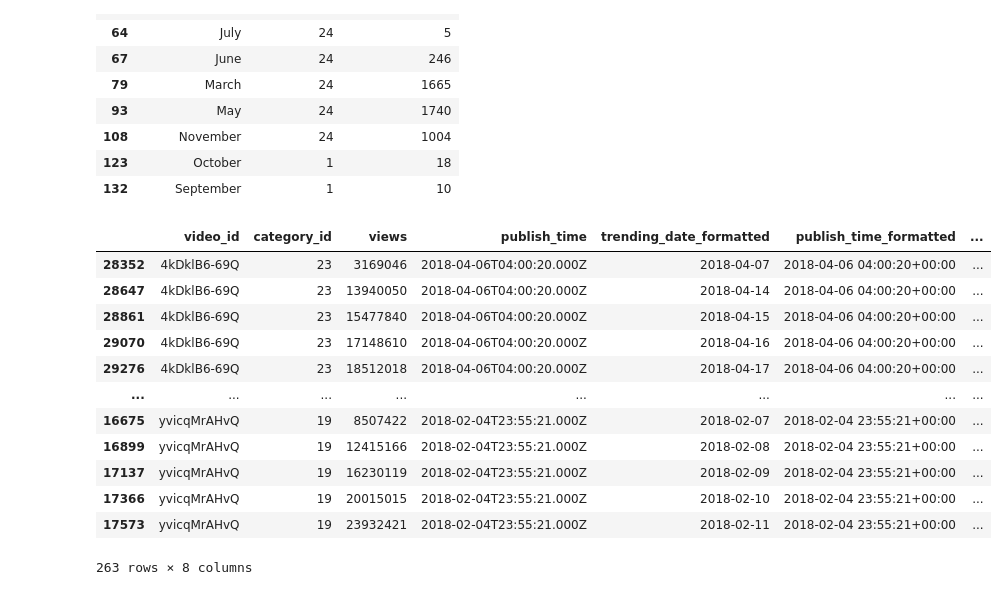
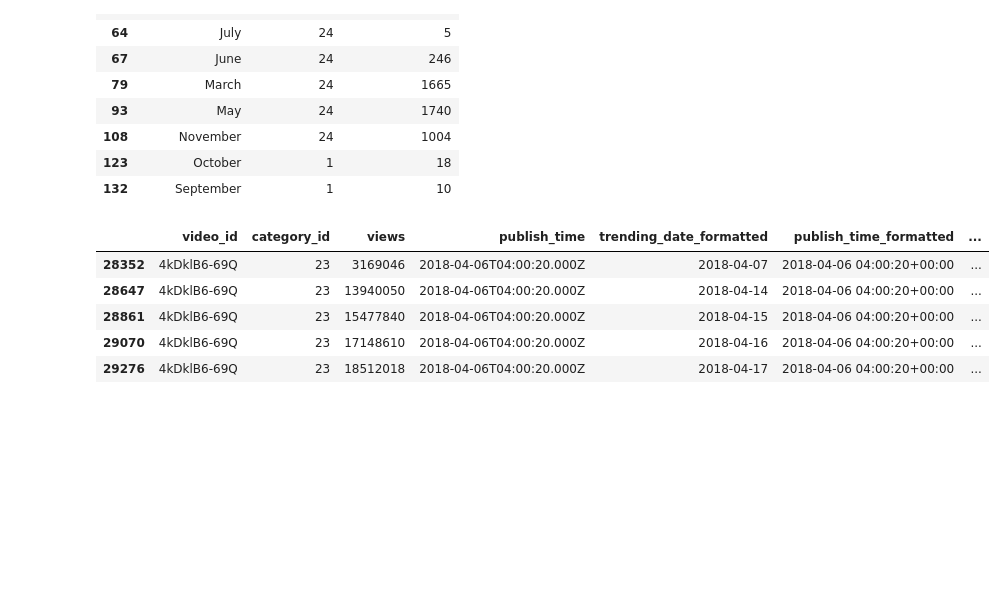
Before and after one commit to kimco2/project_1_misison_youtube, a Jupyter notebook: US_cleaning.ipynb, the cells around one changed output. Cells and saved outputs as stored; diff of their text form; code cells hidden in the pictures; blank space fills up the shorter version.

Commit message:
Added a command head()

```diff
--- a/US_cleaning.ipynb
+++ b/US_cleaning.ipynb
@@ -194,27 +194,20 @@ cleaned_us_data_months_category_max_df
 # %%
 #Top 5 videos for each categories
 top_5_vidoes_foreach_categories_cleaned_us_data_df =  cleaned_us_data_df.sort_values('views',ascending = False).groupby('category_id').head(5)
 unique_top_5_vidoes_foreach_categories_cleaned_us_data_df = top_5_vidoes_foreach_categories_cleaned_us_data_df["video_id"].unique()
 
 top_vidoes_details_categories_cleaned_us_data_df=cleaned_us_data_df.loc[cleaned_us_data_df["video_id"].isin(unique_top_5_vidoes_foreach_categories_cleaned_us_data_df)]
 
 top_vidoes_details_categories_cleaned_us_data_df = top_vidoes_details_categories_cleaned_us_data_df.sort_values(by=['video_id', 'views'])
 top_vidoes_details_categories_cleaned_us_data_df['views_growth'] = np.where(top_vidoes_details_categories_cleaned_us_data_df.video_id == top_vidoes_details_categories_cleaned_us_data_df.video_id.shift(1), top_vidoes_details_categories_cleaned_us_data_df.views.diff(), 0)
 top_vidoes_details_categories_cleaned_us_data_df['trending_date_diffs'] = (pd.to_datetime(top_vidoes_details_categories_cleaned_us_data_df["trending_date_formatted"],unit='ms', utc=True).dt.tz_convert('US/Eastern') - pd.to_datetime(top_vidoes_details_categories_cleaned_us_data_df["publish_time_formatted"],unit='ms', utc=True).dt.tz_convert('US/Eastern')).dt.days
 
 top_vidoes_details_categories_cleaned_us_data_df_v1 = top_vidoes_details_categories_cleaned_us_data_df[['video_id', 'category_id','views','publish_time','trending_date_formatted',"publish_time_formatted","views_growth","trending_date_diffs"]]
-top_vidoes_details_categories_cleaned_us_data_df_v1
+top_vidoes_details_categories_cleaned_us_data_df_v1.head()
 # %% [output]
 |  | video_id | category_id | views | publish_time | trending_date_formatted | publish_time_formatted | ... |
 | 28352 | 4kDklB6-69Q | 23 | 3169046 | 2018-04-06T04:00:20.000Z | 2018-04-07 | 2018-04-06 04:00:20+00:00 | ... |
 | 28647 | 4kDklB6-69Q | 23 | 13940050 | 2018-04-06T04:00:20.000Z | 2018-04-14 | 2018-04-06 04:00:20+00:00 | ... |
 | 28861 | 4kDklB6-69Q | 23 | 15477840 | 2018-04-06T04:00:20.000Z | 2018-04-15 | 2018-04-06 04:00:20+00:00 | ... |
 | 29070 | 4kDklB6-69Q | 23 | 17148610 | 2018-04-06T04:00:20.000Z | 2018-04-16 | 2018-04-06 04:00:20+00:00 | ... |
 | 29276 | 4kDklB6-69Q | 23 | 18512018 | 2018-04-06T04:00:20.000Z | 2018-04-17 | 2018-04-06 04:00:20+00:00 | ... |
-| ... | ... | ... | ... | ... | ... | ... | ... |
-| 16675 | yvicqMrAHvQ | 19 | 8507422 | 2018-02-04T23:55:21.000Z | 2018-02-07 | 2018-02-04 23:55:21+00:00 | ... |
-| 16899 | yvicqMrAHvQ | 19 | 12415166 | 2018-02-04T23:55:21.000Z | 2018-02-08 | 2018-02-04 23:55:21+00:00 | ... |
-| 17137 | yvicqMrAHvQ | 19 | 16230119 | 2018-02-04T23:55:21.000Z | 2018-02-09 | 2018-02-04 23:55:21+00:00 | ... |
-| 17366 | yvicqMrAHvQ | 19 | 20015015 | 2018-02-04T23:55:21.000Z | 2018-02-10 | 2018-02-04 23:55:21+00:00 | ... |
-| 17573 | yvicqMrAHvQ | 19 | 23932421 | 2018-02-04T23:55:21.000Z | 2018-02-11 | 2018-02-04 23:55:21+00:00 | ... |
-263 rows × 8 columns
```
